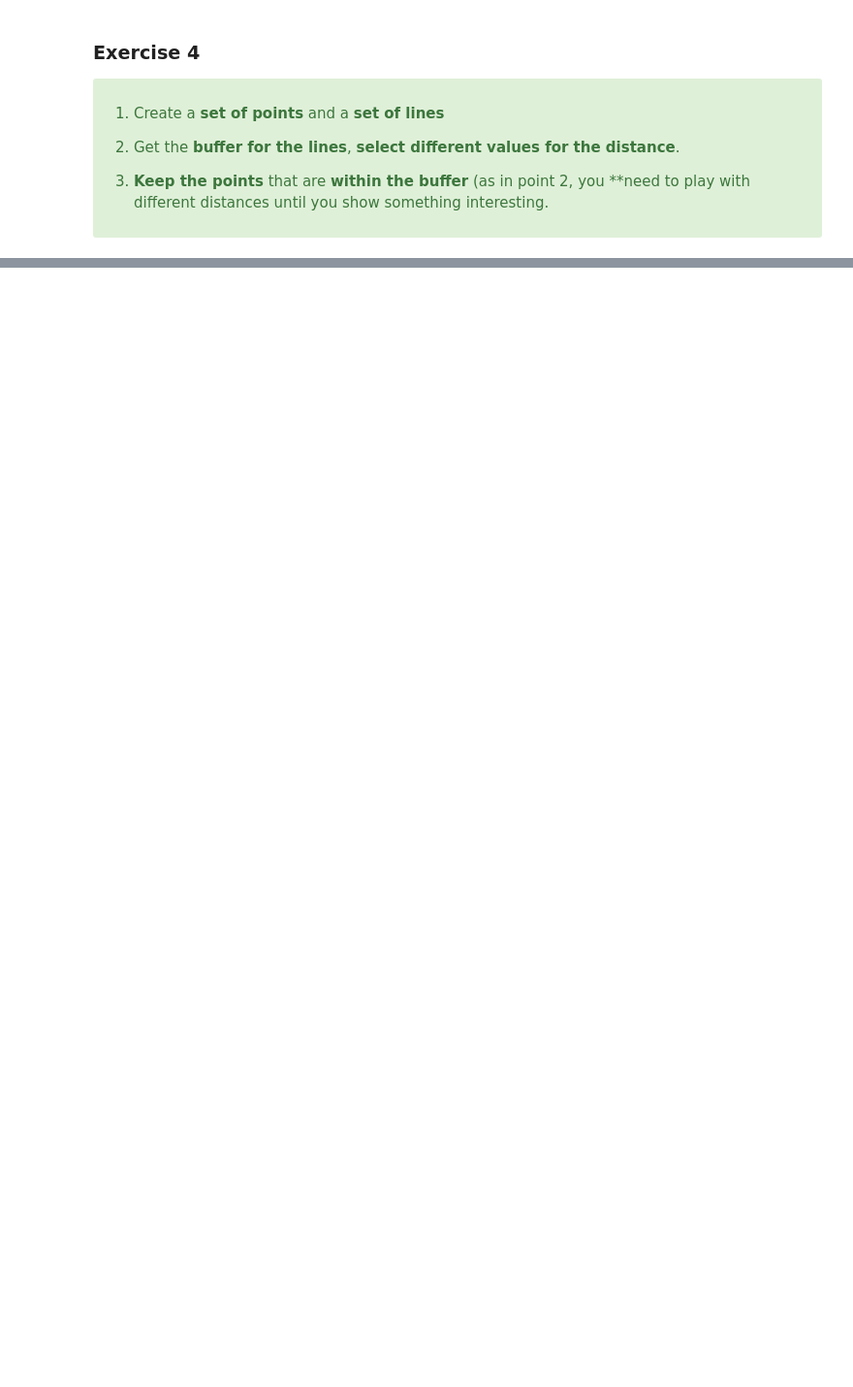
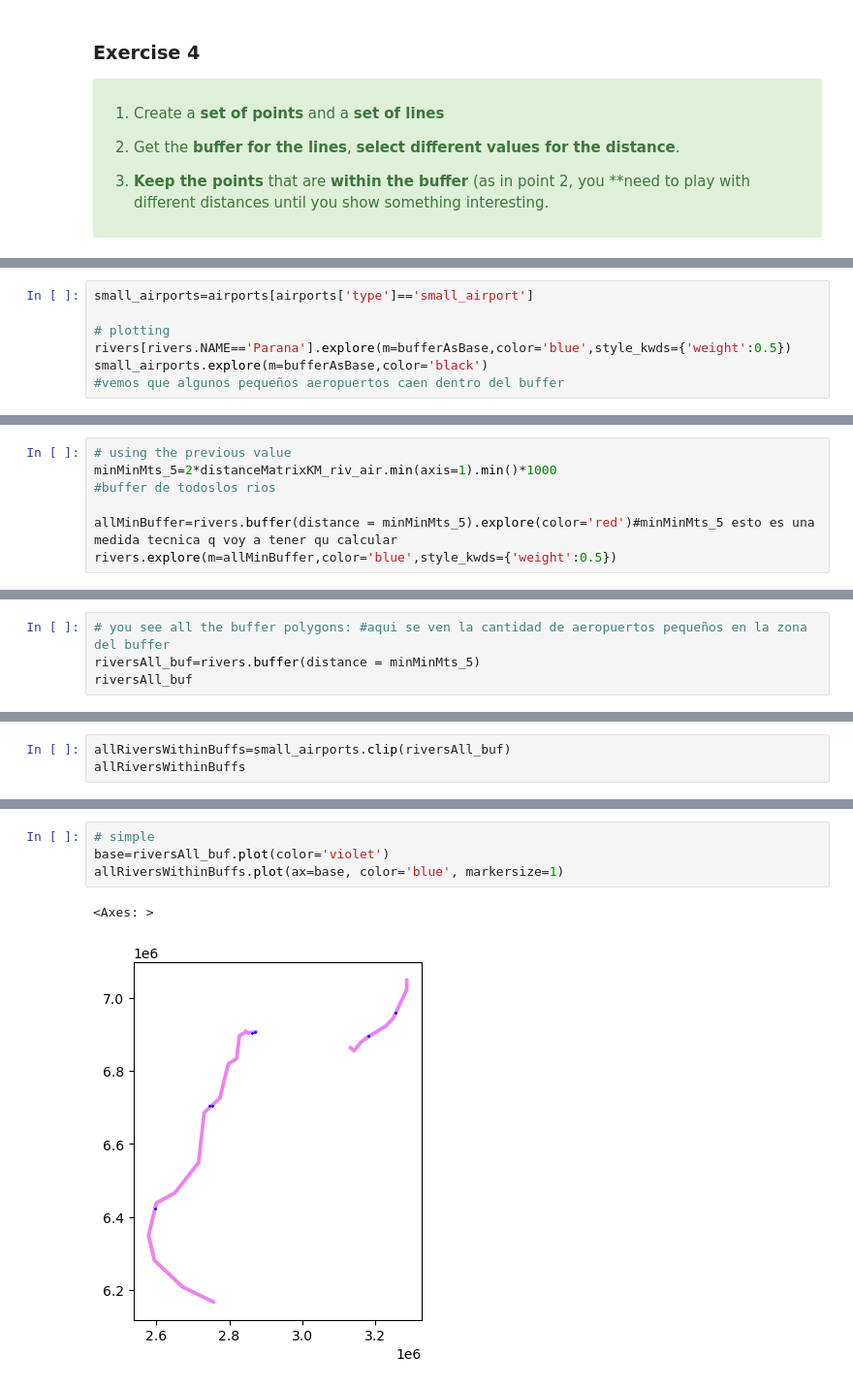
Before and after one commit to Romina300/TareaFinal_1, a Jupyter notebook: TareaFinal_parte1.ipynb, the cells around one changed output, grey strips where cells are left out. Shown at 97% size. Cells and saved outputs as stored; diff of their text form; blank space fills up the shorter version.

```diff
--- a/TareaFinal_parte1.ipynb
+++ b/TareaFinal_parte1.ipynb
@@ -580,0 +693,7 @@ KeyError: "None of ['NAME'] are in the columns"
+# %%
+small_airports=airports[airports['type']=='small_airport']
+
+# plotting
+rivers[rivers.NAME=='Parana'].explore(m=bufferAsBase,color='blue',style_kwds={'weight':0.5})
+small_airports.explore(m=bufferAsBase,color='black')
+#vemos que algunos pequeños aeropuertos caen dentro del buffer
@@ -580,0 +730,7 @@ KeyError: "None of ['NAME'] are in the columns"
+# %%
+# using the previous value
+minMinMts_5=2*distanceMatrixKM_riv_air.min(axis=1).min()*1000
+#buffer de todoslos rios
+
+allMinBuffer=rivers.buffer(distance = minMinMts_5).explore(color='red')#minMinMts_5 esto es una medida tecnica q voy a tener qu calcular
+rivers.explore(m=allMinBuffer,color='blue',style_kwds={'weight':0.5})
@@ -580,0 +739,4 @@ KeyError: "None of ['NAME'] are in the columns"
+# %%
+# you see all the buffer polygons: #aqui se ven la cantidad de aeropuertos pequeños en la zona del buffer
+riversAll_buf=rivers.buffer(distance = minMinMts_5)
+riversAll_buf
@@ -580,0 +747,3 @@ KeyError: "None of ['NAME'] are in the columns"
+# %%
+allRiversWithinBuffs=small_airports.clip(riversAll_buf)
+allRiversWithinBuffs
@@ -580,0 +759,7 @@ KeyError: "None of ['NAME'] are in the columns"
+# %%
+# simple
+base=riversAll_buf.plot(color='violet')
+allRiversWithinBuffs.plot(ax=base, color='blue', markersize=1)
+# %% [output]
+<Axes: >
+[figure, added]
```
Also changed, not shown: parts of 25 cells of this notebook, 1 other file.
